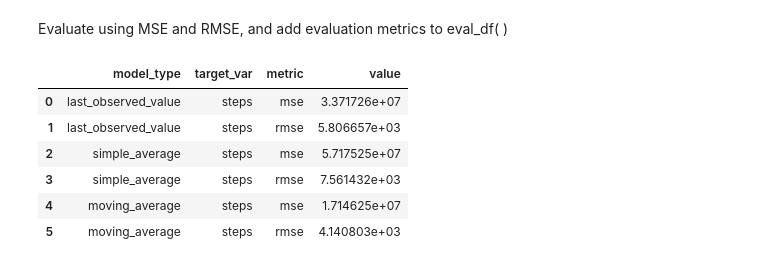
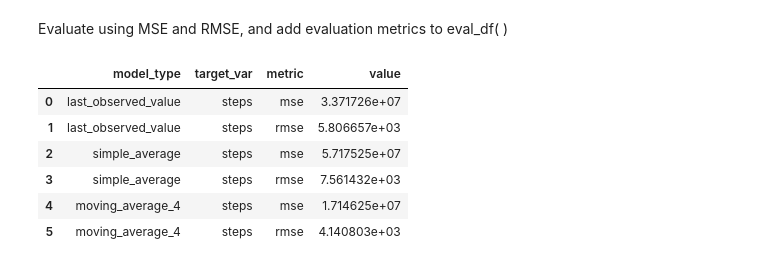
Before and after one commit to Tim-Sotirhos/fitbit_project, a Jupyter notebook: fitbit_project.ipynb, the cells around one changed output. Cells and saved outputs as stored; diff of their text form; code cells hidden in the pictures.

```diff
--- a/fitbit_project.ipynb
+++ b/fitbit_project.ipynb
@@ -513,16 +513,16 @@ steps -- MSE: 17146253.11 RMSE: 4140.80
 # %% [markdown]
 Evaluate using MSE and RMSE, and add evaluation metrics to eval_df( )
 # %%
-eval_df = append_eval_df(model_type='moving_average', target_vars=['steps'], train = train, test = test)
+eval_df = append_eval_df(model_type='moving_average_4', target_vars=['steps'], train = train, test = test)
 eval_df
 # %% [output]
 |  | model_type | target_var | metric | value |
 | 0 | last_observed_value | steps | mse | 3.371726e+07 |
 | 1 | last_observed_value | steps | rmse | 5.806657e+03 |
 | 2 | simple_average | steps | mse | 5.717525e+07 |
 | 3 | simple_average | steps | rmse | 7.561432e+03 |
-| 4 | moving_average | steps | mse | 1.714625e+07 |
-| 5 | moving_average | steps | rmse | 4.140803e+03 |
+| 4 | moving_average_4 | steps | mse | 1.714625e+07 |
+| 5 | moving_average_4 | steps | rmse | 4.140803e+03 |
 # %%
 periods = 30
 yhat['steps'] = train.steps.rolling(periods).mean().iloc[-1]
```
Also changed, not shown: parts of 15 cells of this notebook, 1 other file.
